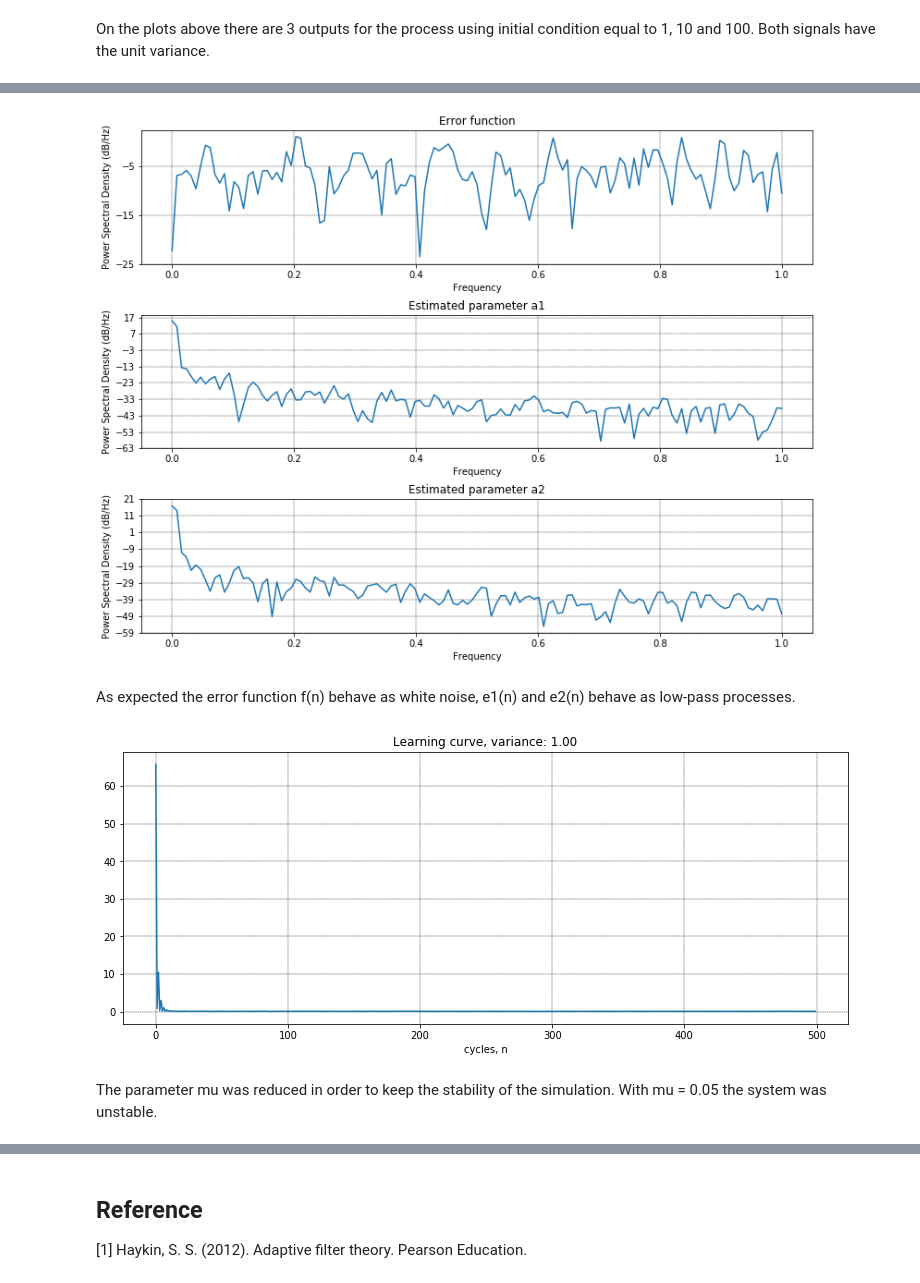
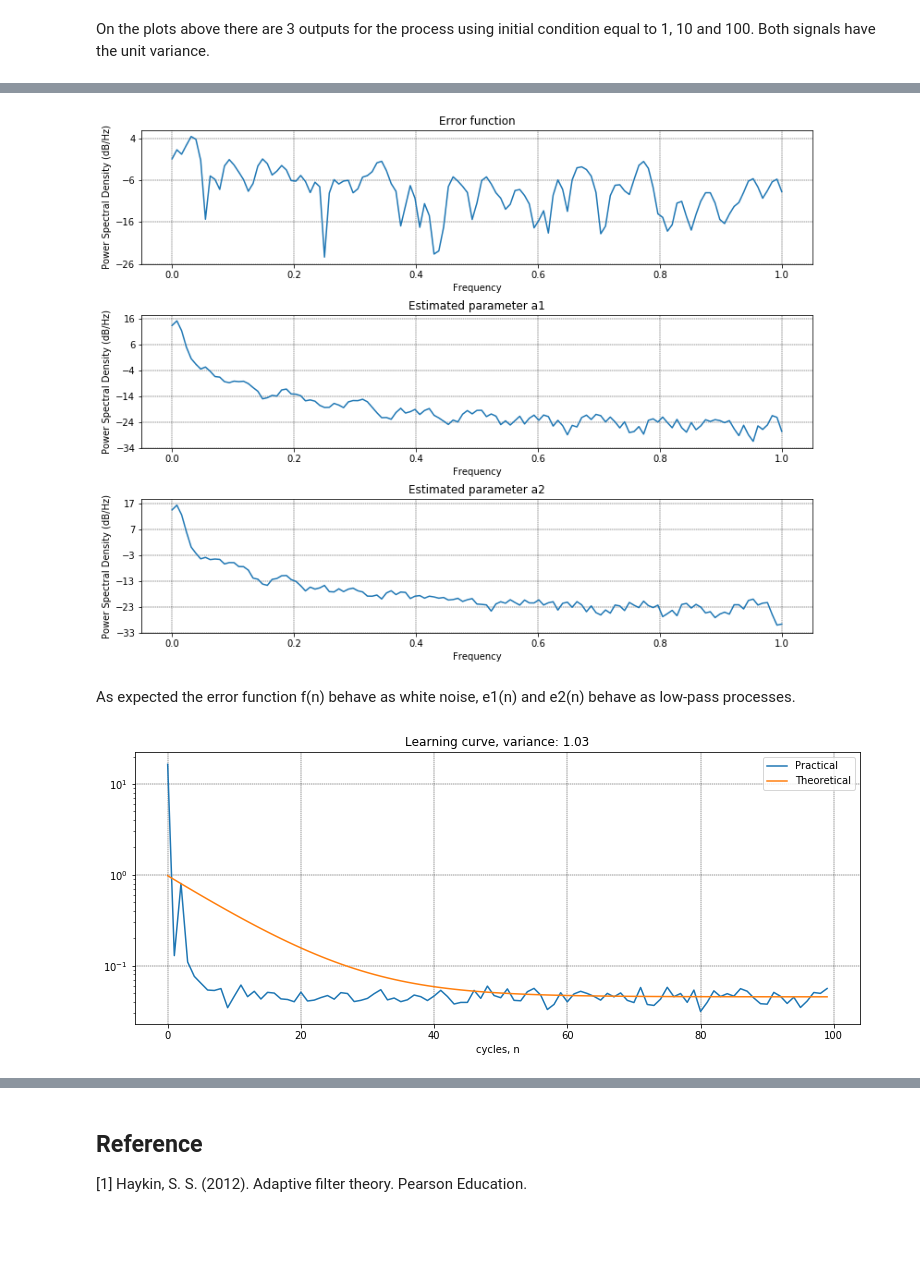
Before and after one commit to natanaelmgomes/AF4_LMS_NLMS, a Jupyter notebook: AF4_LMS_NLMS.ipynb, the cells around one changed output, grey strips where cells are left out. Cells and saved outputs as stored; diff of their text form; code cells hidden in the pictures; blank space fills up the shorter version.

```diff
--- a/AF4_LMS_NLMS.ipynb
+++ b/AF4_LMS_NLMS.ipynb
@@ -244,7 +244,7 @@ def aru(n, ic, sigma, a1 = 0.1, a2 = -0.8): # u(n) = -a1*u(n - 1) - a2*u(n - 2)
 np.random.seed(42)
 
 # parameters
-n = 500
+n = 100
 a1 = 0.1
 a2 = -0.8
 ic1 = 1
@@ -252,7 +252,7 @@ ic2 = 10
 ic3 = 100
 sigma1 = 0.5143
 sigma2 = 0.522526
-sigma3 = 0.263399
+sigma3 = 0.26944
 
 # generate the signal
 u1 = aru(n,ic1,sigma1)
@@ -295,7 +295,7 @@ e1 = np.zeros(n)
 e2 = np.zeros(n)
 
 # adjust dimensions
-signal = np.append(u2, np.zeros(m))
+signal = np.append(aru(n = n, ic = 5, sigma = 0.21), np.zeros(m))
 
 # perform
 for i in range(n):
@@ -304,15 +304,15 @@ for i in range(n):
     y[i] = u.dot(w)
     # updating step
     e[i] = signal[i+m] - y[i]
-    e1[i] = a1 - w[0]
-    e2[i] = a2 - w[1]
+    e1[i] = -a1 - w[0]
+    e2[i] = -a2 - w[1]
     w = w + mu * u * e[i]
     y[i] = u.dot(w)
 
 #plot the result
 fig, ax = plt.subplots(3,1,figsize=(13,10))
 ax[0].set_title('Error function')
-ax[0].plot(e)
+ax[0].plot(e ** 2)
 ax[0].set_xlabel('cycles, n'), ax[0].grid(linestyle='--',linewidth='0.4', color='black')
 ax[1].set_title('Estimated parameter a1')
 ax[1].plot(e1)
@@ -340,7 +340,7 @@ ax[2].set_xlabel('Frequency'), ax[2].grid(linestyle='--',linewidth='0.4', color=
 plt.subplots_adjust(hspace = 0.38, wspace = 0.1)
 plt.show()
 # %% [output]
-[figure, old version]
+[figure, new version]
 # %% [markdown]
 As expected the error function f(n) behave as white noise, e1(n) and e2(n) behave as low-pass processes.
 # %%
@@ -350,42 +350,48 @@ carlos = 100
 # initialize with zeros
 y = np.zeros((n,carlos))
 e = np.zeros((n,carlos))
 deva = np.zeros(carlos)
 
 # parameter
-mu = 0.005
+mu = 0.05
+sigma = 0.21
 
 # perform
 for k in range(carlos):
-    signal = aru(n = (n+m), ic = 10, sigma = 0.27)
+    signal = aru(n = (n+m), ic = 5, sigma = sigma)
     w = np.zeros(m)
     for i in range(n):
         # calculating step
         u = np.array(signal[i:i+m])
-        y[i] = u.dot(w)
+        y[i,k] = u.dot(w)
         # updating step
         e[i,k] = signal[i+m] - y[i,k]
         w = w + mu * u * e[i,k]
-        y[i,k] = u.dot(w)
     deva[k] = np.std(signal)
 
 # Calculate the mean
 f = np.zeros(n)
 f = np.mean(e ** 2, axis=1)
+dev = np.mean(deva) ** 2
 
-dev = np.mean(deva)
+#Teorethical Learning curve
+sigma_v = sigma ** 2
+sigma_u = dev
+nn = np.array(range(n))
+J = sigma_v * (1 + (mu/2) * sigma_u) + sigma_u*(0.9 - (mu/2) * sigma_v)*((1-mu*sigma_u)**(2*nn))
 
 # Plot the Errors
 fig, ax = plt.subplots(1,1,figsize=(13,5))
 ax.set_title('Learning curve, variance: {:.2f}'.format(dev))
-ax.plot(f)
+ax.plot(f, label = "Practical")
+ax.plot(J, label = "Theoretical")
+plt.yscale("log")
+ax.legend()
 ax.set_xlabel('cycles, n'), ax.grid(linestyle='--',linewidth='0.4', color='black')
 plt.subplots_adjust(hspace = 0.3, wspace = 0.1)
 plt.show()
 # %% [output]
-[figure, old version]
+[figure, new version]
-# %% [markdown]
-The parameter mu was reduced in order to keep the stability of the simulation. With mu = 0.05 the system was unstable.
 # %%
 #------------------------------------------------
 # Chapter 7, problem 10
```
Also changed, not shown: parts of 3 cells of this notebook.
